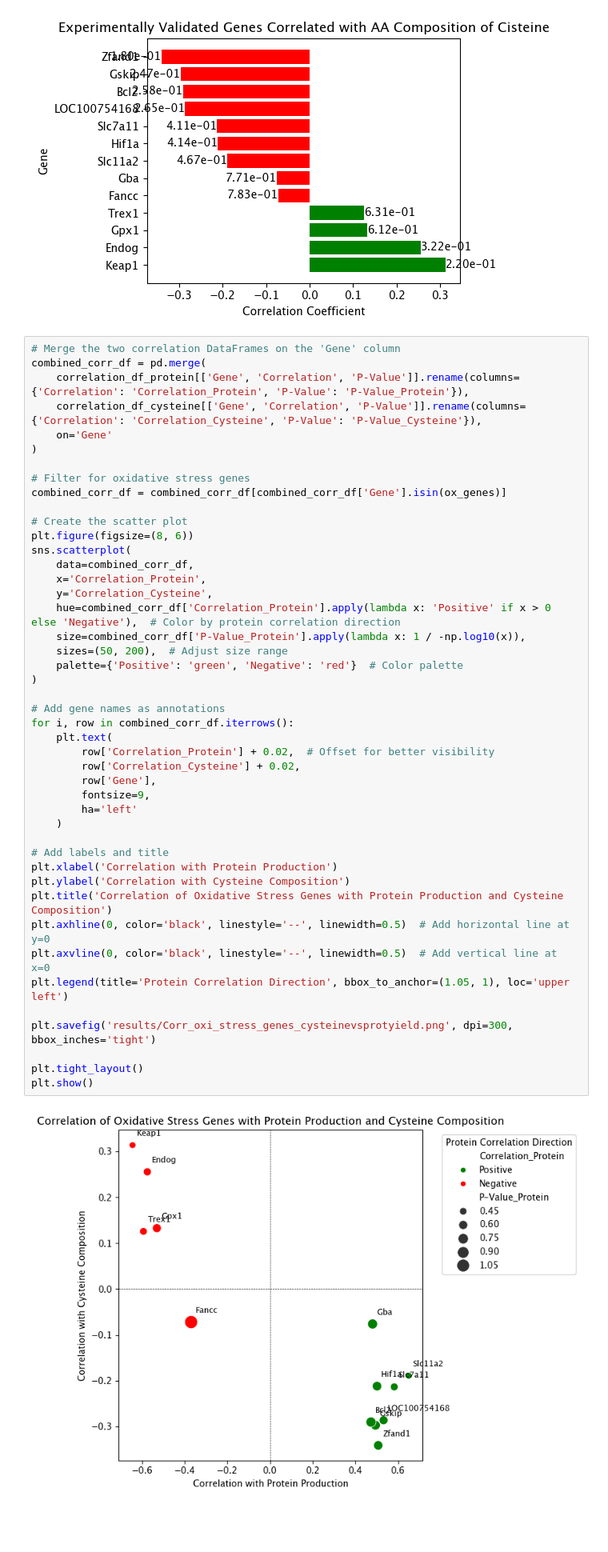
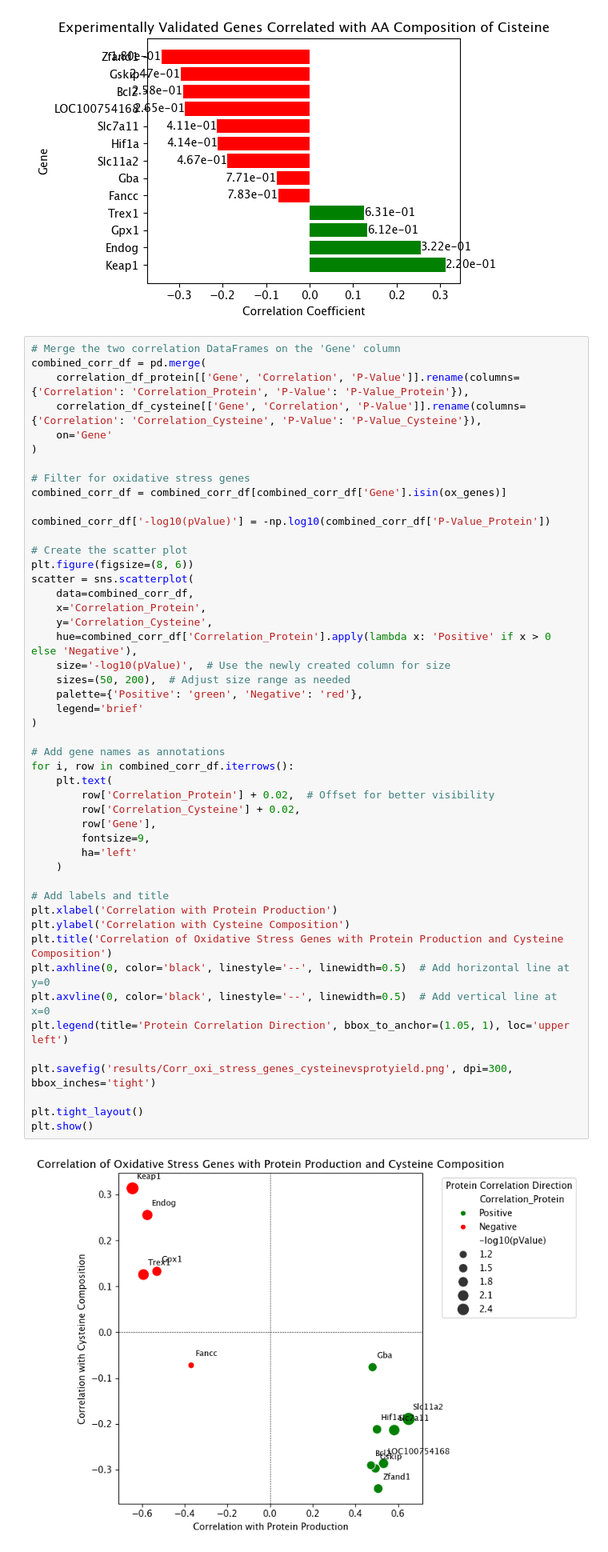
Before and after one commit to pablodig/Secretome_features_prediction, a Jupyter notebook: RNA_seq_analysis.ipynb, the cells around one changed output. Shown: that part at 80% size. Drawn from its saved outputs; the diff is of its cells as text; blank space fills up the shorter version.

Commit message:
Update on correlation plots

```diff
--- a/RNA_seq_analysis.ipynb
+++ b/RNA_seq_analysis.ipynb
@@ -713,39 +713,42 @@ combined_corr_df = pd.merge(
 # Filter for oxidative stress genes
 combined_corr_df = combined_corr_df[combined_corr_df['Gene'].isin(ox_genes)]
 
+combined_corr_df['-log10(pValue)'] = -np.log10(combined_corr_df['P-Value_Protein'])
+
 # Create the scatter plot
 plt.figure(figsize=(8, 6))
-sns.scatterplot(
+scatter = sns.scatterplot(
     data=combined_corr_df,
     x='Correlation_Protein',
     y='Correlation_Cysteine',
-    hue=combined_corr_df['Correlation_Protein'].apply(lambda x: 'Positive' if x > 0 else 'Negative'),  # Color by protein correlation direction
-    size=combined_corr_df['P-Value_Protein'].apply(lambda x: 1 / -np.log10(x)),
-    sizes=(50, 200),  # Adjust size range
-    palette={'Positive': 'green', 'Negative': 'red'}  # Color palette
+    hue=combined_corr_df['Correlation_Protein'].apply(lambda x: 'Positive' if x > 0 else 'Negative'),
+    size='-log10(pValue)',  # Use the newly created column for size
+    sizes=(50, 200),  # Adjust size range as needed
+    palette={'Positive': 'green', 'Negative': 'red'},
+    legend='brief'
 )
 
 # Add gene names as annotations
 for i, row in combined_corr_df.iterrows():
     plt.text(
         row['Correlation_Protein'] + 0.02,  # Offset for better visibility
         row['Correlation_Cysteine'] + 0.02,
         row['Gene'],
         fontsize=9,
         ha='left'
     )
 
 # Add labels and title
 plt.xlabel('Correlation with Protein Production')
 plt.ylabel('Correlation with Cysteine Composition')
 plt.title('Correlation of Oxidative Stress Genes with Protein Production and Cysteine Composition')
 plt.axhline(0, color='black', linestyle='--', linewidth=0.5)  # Add horizontal line at y=0
 plt.axvline(0, color='black', linestyle='--', linewidth=0.5)  # Add vertical line at x=0
 plt.legend(title='Protein Correlation Direction', bbox_to_anchor=(1.05, 1), loc='upper left')
 
 plt.savefig('results/Corr_oxi_stress_genes_cysteinevsprotyield.png', dpi=300, bbox_inches='tight')
 
 plt.tight_layout()
 plt.show()
 # %% [output]
-[figure, old version]
+[figure, new version]
```
Also changed, not shown: parts of 1 cell of this notebook, 5 other files.
